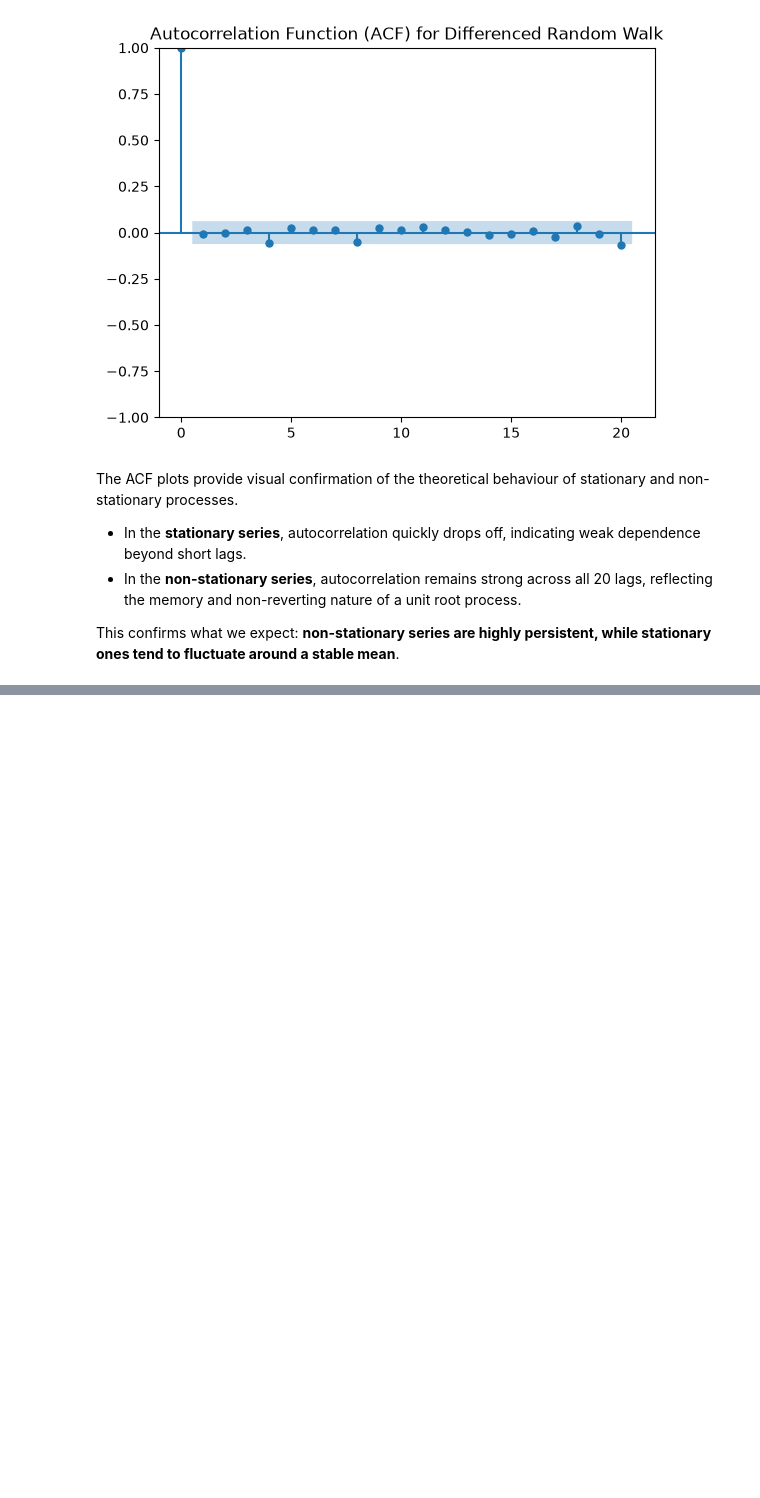
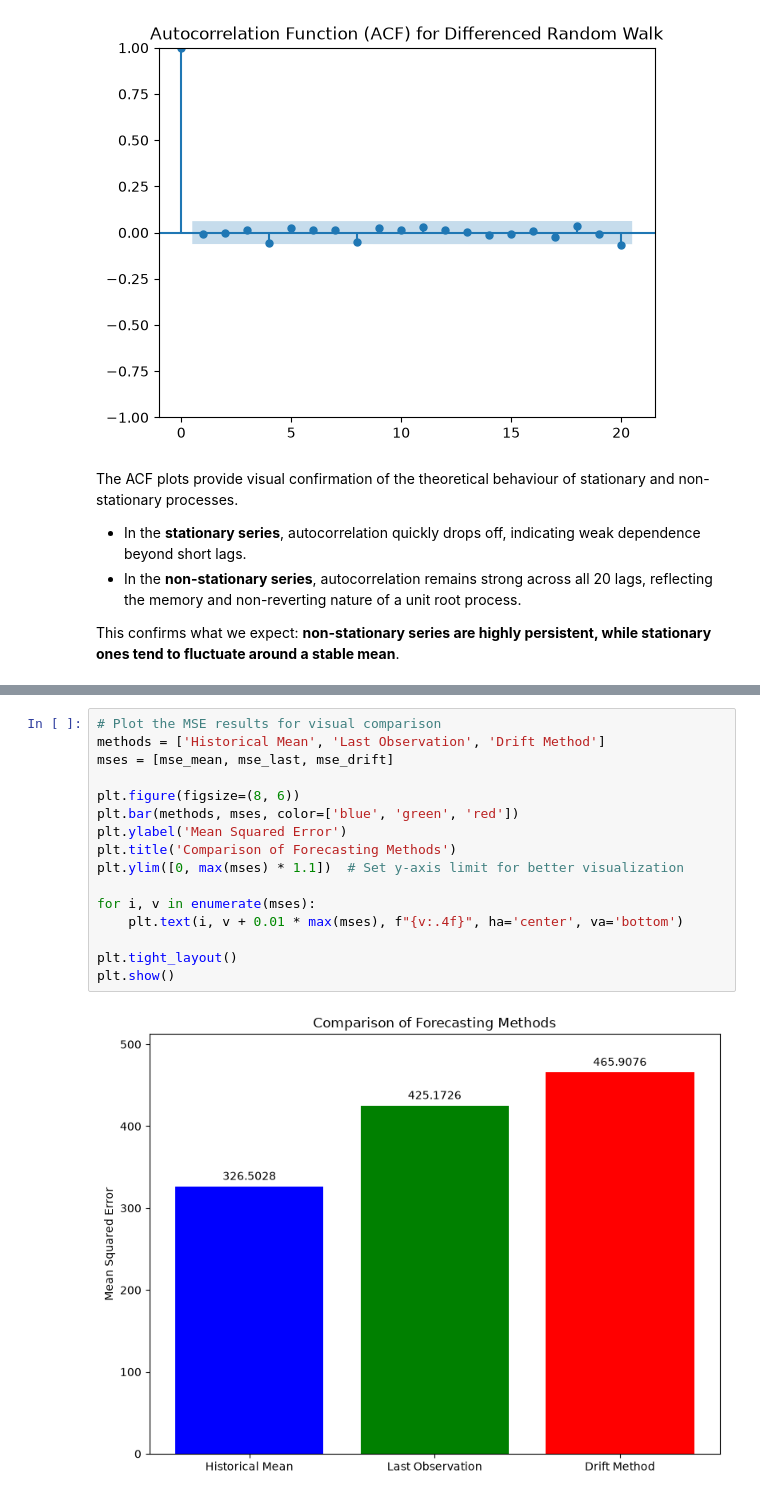
Before and after one commit to michaelhudson2205/INFO3022_Practicals, a Jupyter notebook: P3_3_Random_Walk.ipynb, the cells around one changed output, grey strips where cells are left out. Saved outputs shown, nothing was run; the diff lists cells and outputs as text; blank space fills up the shorter version.

```diff
--- a/P3_3_Random_Walk.ipynb
+++ b/P3_3_Random_Walk.ipynb
@@ -421,0 +612,18 @@ This confirms what we expect: **non-stationary series are highly persistent, whi
+# %%
+# Plot the MSE results for visual comparison
+methods = ['Historical Mean', 'Last Observation', 'Drift Method']
+mses = [mse_mean, mse_last, mse_drift]
+
+plt.figure(figsize=(8, 6))
+plt.bar(methods, mses, color=['blue', 'green', 'red'])
+plt.ylabel('Mean Squared Error')
+plt.title('Comparison of Forecasting Methods')
+plt.ylim([0, max(mses) * 1.1])  # Set y-axis limit for better visualization
+
+for i, v in enumerate(mses):
+    plt.text(i, v + 0.01 * max(mses), f"{v:.4f}", ha='center', va='bottom')
+
+plt.tight_layout()
+plt.show()
+# %% [output]
+[figure, added]
```
Also changed, not shown: parts of 38 cells of this notebook, 2 other files.
